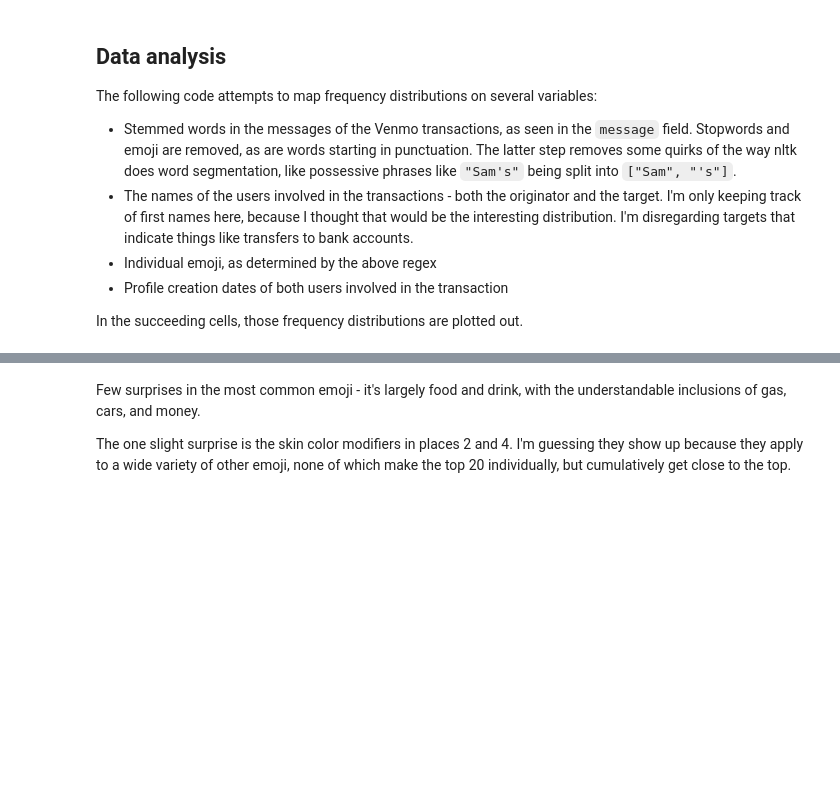
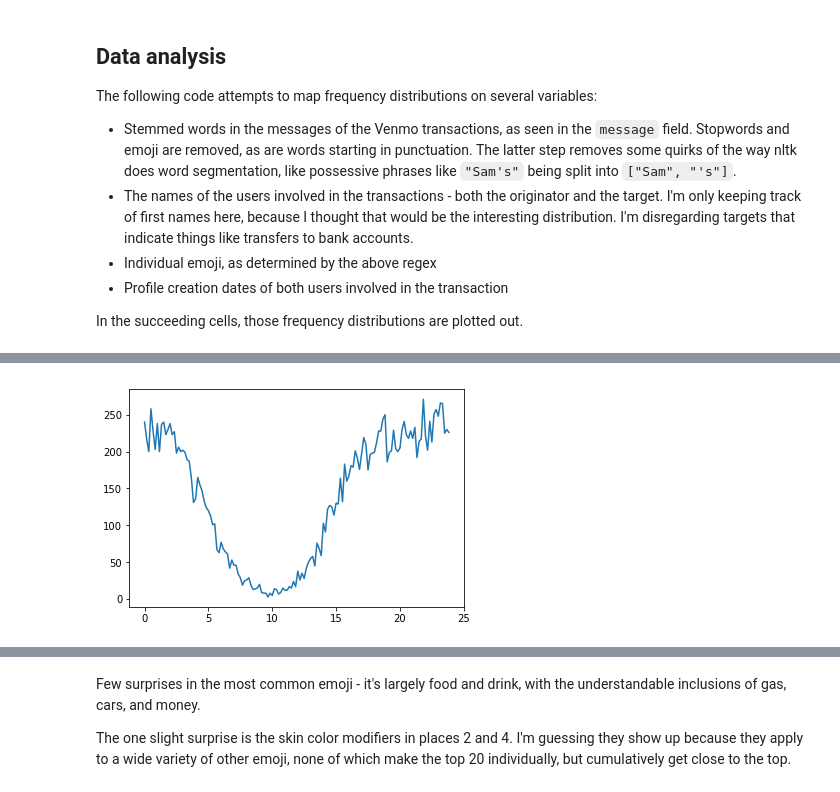
Before and after one commit to gsireesh/venmo-feed, a Jupyter notebook: venmo-feed.ipynb, the cells around one changed output, grey strips where cells are left out. Drawn from its saved outputs; the diff is of its cells as text; code cells hidden in the pictures; blank space fills up the shorter version.

```diff
--- a/venmo-feed.ipynb
+++ b/venmo-feed.ipynb
@@ -120,0 +133,4 @@ for t in transactions:
+# %%
+plot_datetime_aspect(venmo_signup_dates, lambda x: (x.hour + (x.minute//10)/6))
+# %% [output]
+[figure, added]
```
Also changed, not shown: parts of 6 cells of this notebook.
